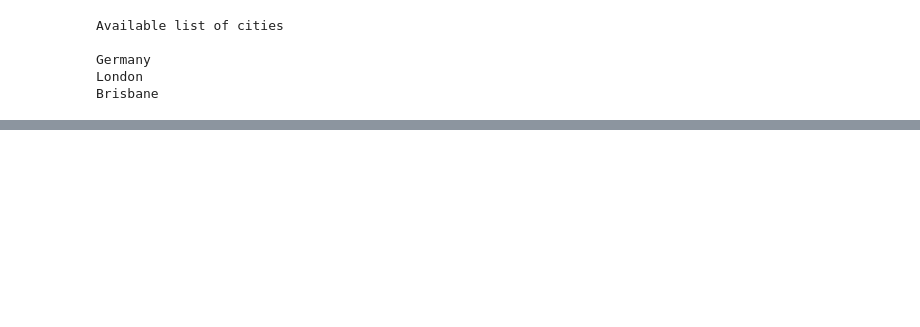
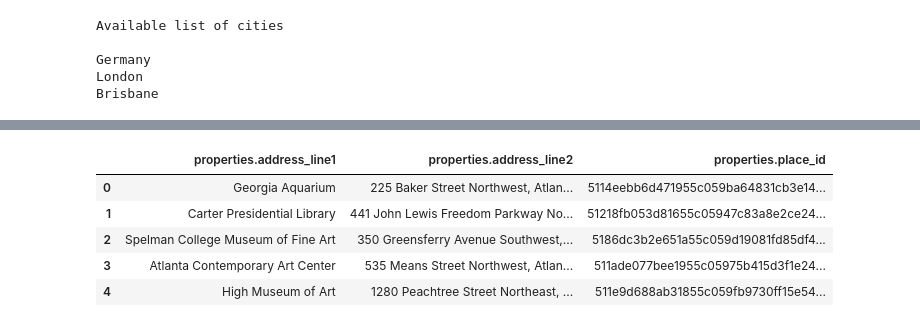
Before and after one commit to sma005/Project_3_Group_3, a Jupyter notebook: Python Scripts/project3.ipynb, the cells around one changed output, grey strips where cells are left out. Cells and saved outputs as stored; diff of their text form; code cells hidden in the pictures; blank space fills up the shorter version.

Commit message:
Adding dataframes

```diff
--- a/Python Scripts/project3.ipynb
+++ b/Python Scripts/project3.ipynb
@@ -147,12 +149,11 @@ url2 = f"https://api.geoapify.com/v2/places?categories={string_of_categories}&fi
 # contact information for the restaurants, opening/closing hours, web address, phone number
 # %%
 # get API dictionary
-headers = CaseInsensitiveDict()
 resp = requests.get(url2, headers=headers)
 
 print(resp.status_code)
 
-json = resp.json()
-json
+json_info = resp.json()
+pprint(json_info)
 # %% [output]
 200
@@ -175,0 +196,12 @@ json
+# %%
+features_pd = pd.json_normalize(json_info["features"])
+# %%
+properties_df = features_pd[["properties.address_line1", "properties.address_line2", "properties.place_id"]]
+properties_df
+# %% [output]
+|  | properties.address_line1 | properties.address_line2 | properties.place_id |
+| 0 | Georgia Aquarium | 225 Baker Street Northwest, Atlan... | 5114eebb6d471955c059ba64831cb3e14... |
+| 1 | Carter Presidential Library | 441 John Lewis Freedom Parkway No... | 51218fb053d81655c05947c83a8e2ce24... |
+| 2 | Spelman College Museum of Fine Art | 350 Greensferry Avenue Southwest,... | 5186dc3b2e651a55c059d19081fd85df4... |
+| 3 | Atlanta Contemporary Art Center | 535 Means Street Northwest, Atlan... | 511ade077bee1955c05975b415d3f1e24... |
+| 4 | High Museum of Art | 1280 Peachtree Street Northeast, ... | 511e9d688ab31855c059fb9730ff15e54... |
```
Also changed, not shown: parts of 5 cells of this notebook.
